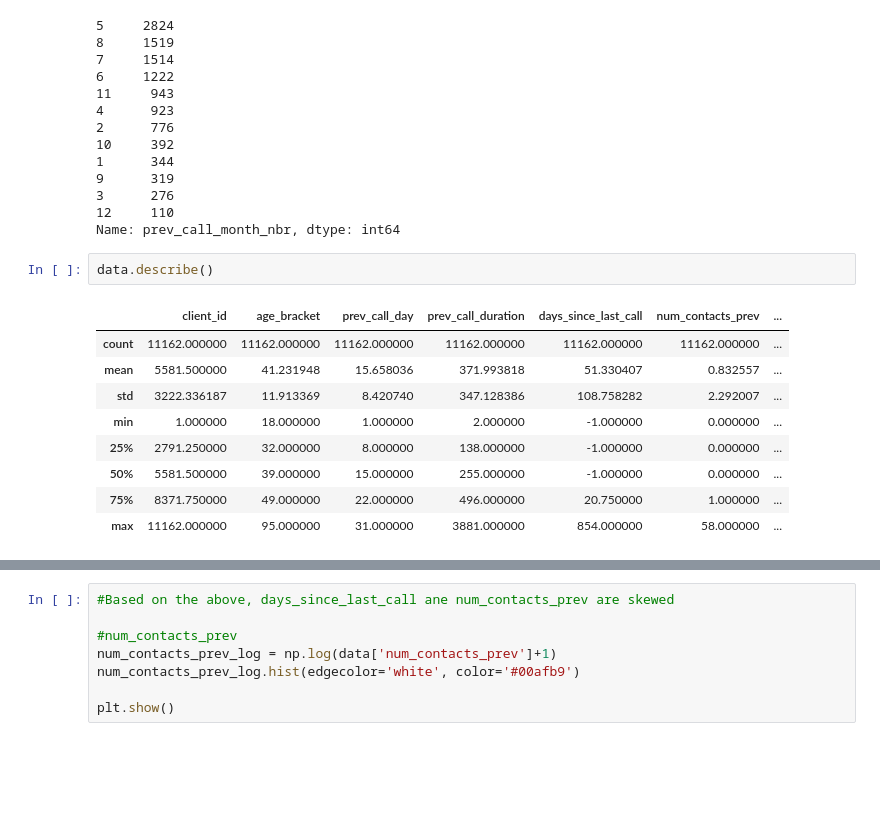
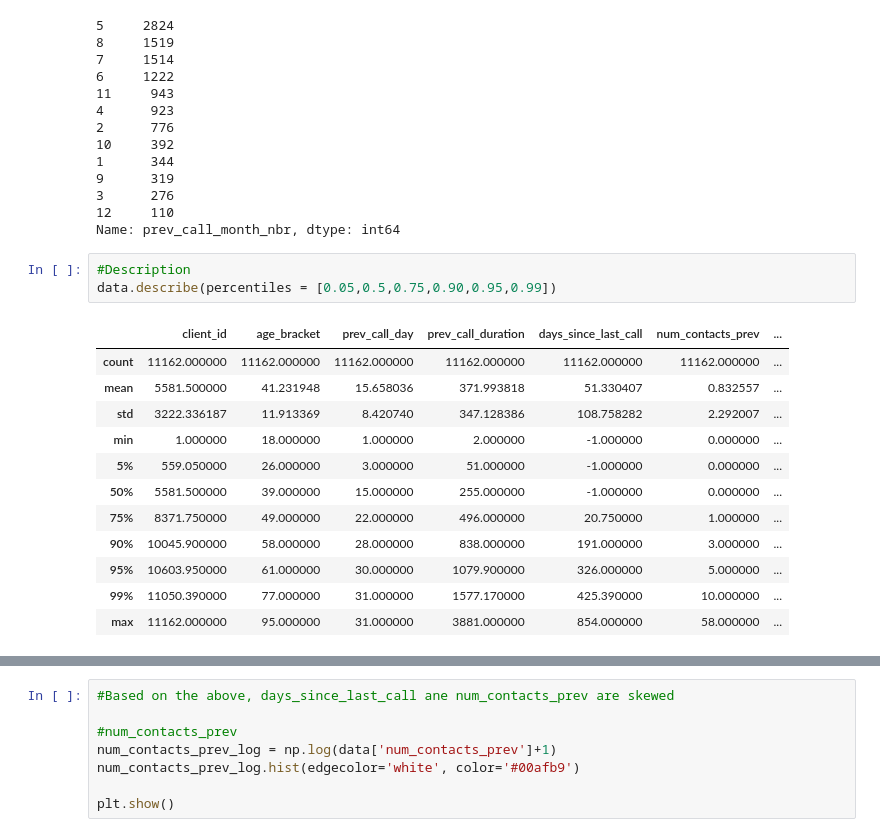
Before and after one commit to jeyakumarvs/datascience, a Jupyter notebook: predict_bank_deposit_sale.ipynb, the cells around one changed output, grey strips where cells are left out. Saved outputs shown, nothing was run; the diff lists cells and outputs as text; blank space fills up the shorter version.

```diff
--- a/predict_bank_deposit_sale.ipynb
+++ b/predict_bank_deposit_sale.ipynb
@@ -173,16 +177,20 @@ data['prev_call_month_nbr'].value_counts()
 3      276
 12     110
 Name: prev_call_month_nbr, dtype: int64
-# %%
-data.describe()
-# %% [output]
-|  | client_id | age_bracket | prev_call_day | prev_call_duration | days_since_last_call | num_contacts_prev | ... |
-| count | 11162.000000 | 11162.000000 | 11162.000000 | 11162.000000 | 11162.000000 | 11162.000000 | ... |
-| mean | 5581.500000 | 41.231948 | 15.658036 | 371.993818 | 51.330407 | 0.832557 | ... |
-| std | 3222.336187 | 11.913369 | 8.420740 | 347.128386 | 108.758282 | 2.292007 | ... |
-| min | 1.000000 | 18.000000 | 1.000000 | 2.000000 | -1.000000 | 0.000000 | ... |
-| 25% | 2791.250000 | 32.000000 | 8.000000 | 138.000000 | -1.000000 | 0.000000 | ... |
-| 50% | 5581.500000 | 39.000000 | 15.000000 | 255.000000 | -1.000000 | 0.000000 | ... |
-| 75% | 8371.750000 | 49.000000 | 22.000000 | 496.000000 | 20.750000 | 1.000000 | ... |
-| max | 11162.000000 | 95.000000 | 31.000000 | 3881.000000 | 854.000000 | 58.000000 | ... |
+# %%
+#Description
+data.describe(percentiles = [0.05,0.5,0.75,0.90,0.95,0.99])
+# %% [output]
+|  | client_id | age_bracket | prev_call_day | prev_call_duration | days_since_last_call | num_contacts_prev | ... |
+| count | 11162.000000 | 11162.000000 | 11162.000000 | 11162.000000 | 11162.000000 | 11162.000000 | ... |
+| mean | 5581.500000 | 41.231948 | 15.658036 | 371.993818 | 51.330407 | 0.832557 | ... |
+| std | 3222.336187 | 11.913369 | 8.420740 | 347.128386 | 108.758282 | 2.292007 | ... |
+| min | 1.000000 | 18.000000 | 1.000000 | 2.000000 | -1.000000 | 0.000000 | ... |
+| 5% | 559.050000 | 26.000000 | 3.000000 | 51.000000 | -1.000000 | 0.000000 | ... |
+| 50% | 5581.500000 | 39.000000 | 15.000000 | 255.000000 | -1.000000 | 0.000000 | ... |
+| 75% | 8371.750000 | 49.000000 | 22.000000 | 496.000000 | 20.750000 | 1.000000 | ... |
+| 90% | 10045.900000 | 58.000000 | 28.000000 | 838.000000 | 191.000000 | 3.000000 | ... |
+| 95% | 10603.950000 | 61.000000 | 30.000000 | 1079.900000 | 326.000000 | 5.000000 | ... |
+| 99% | 11050.390000 | 77.000000 | 31.000000 | 1577.170000 | 425.390000 | 10.000000 | ... |
+| max | 11162.000000 | 95.000000 | 31.000000 | 3881.000000 | 854.000000 | 58.000000 | ... |
 # %%
```
Also changed, not shown: parts of 8 cells of this notebook.
